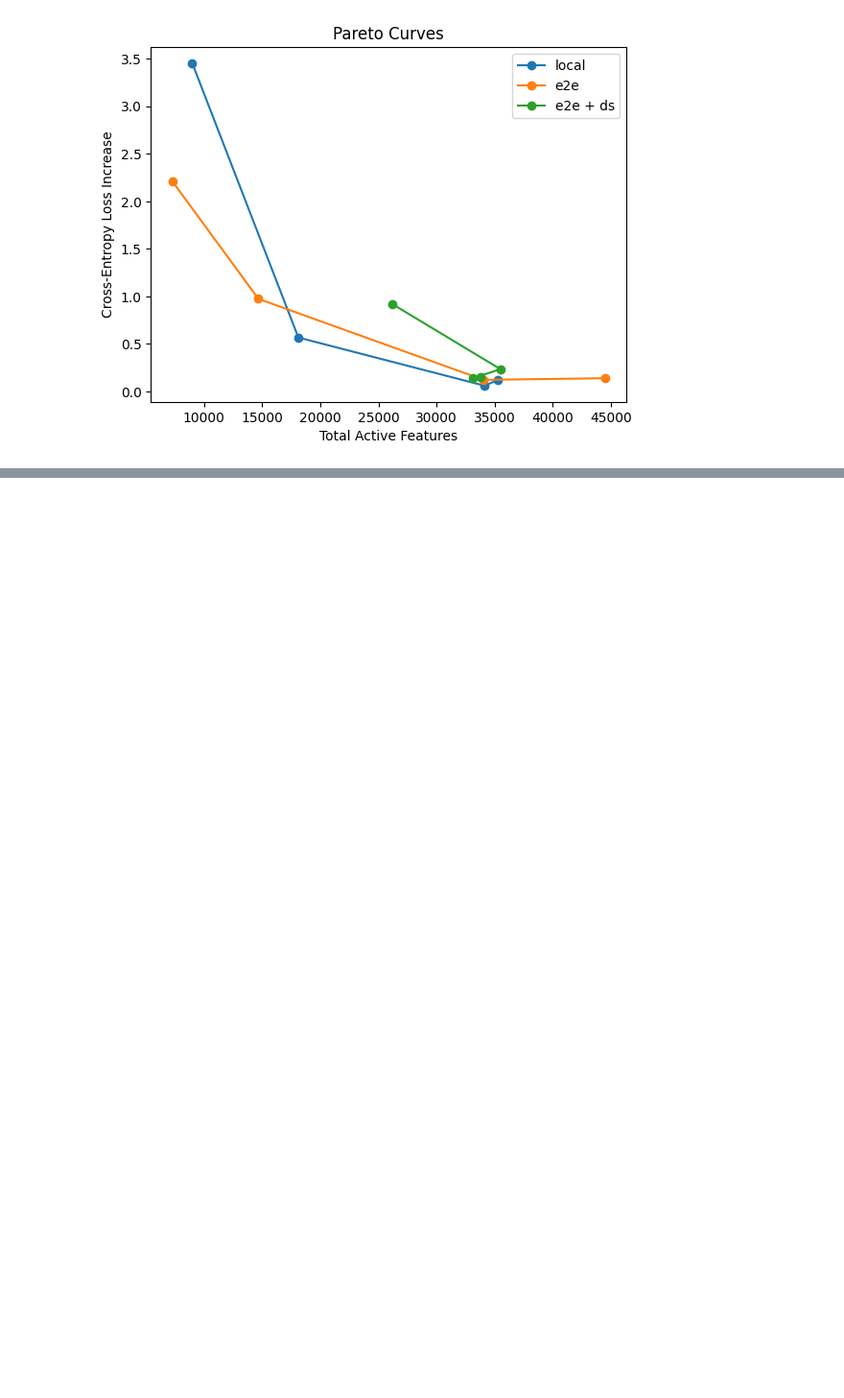
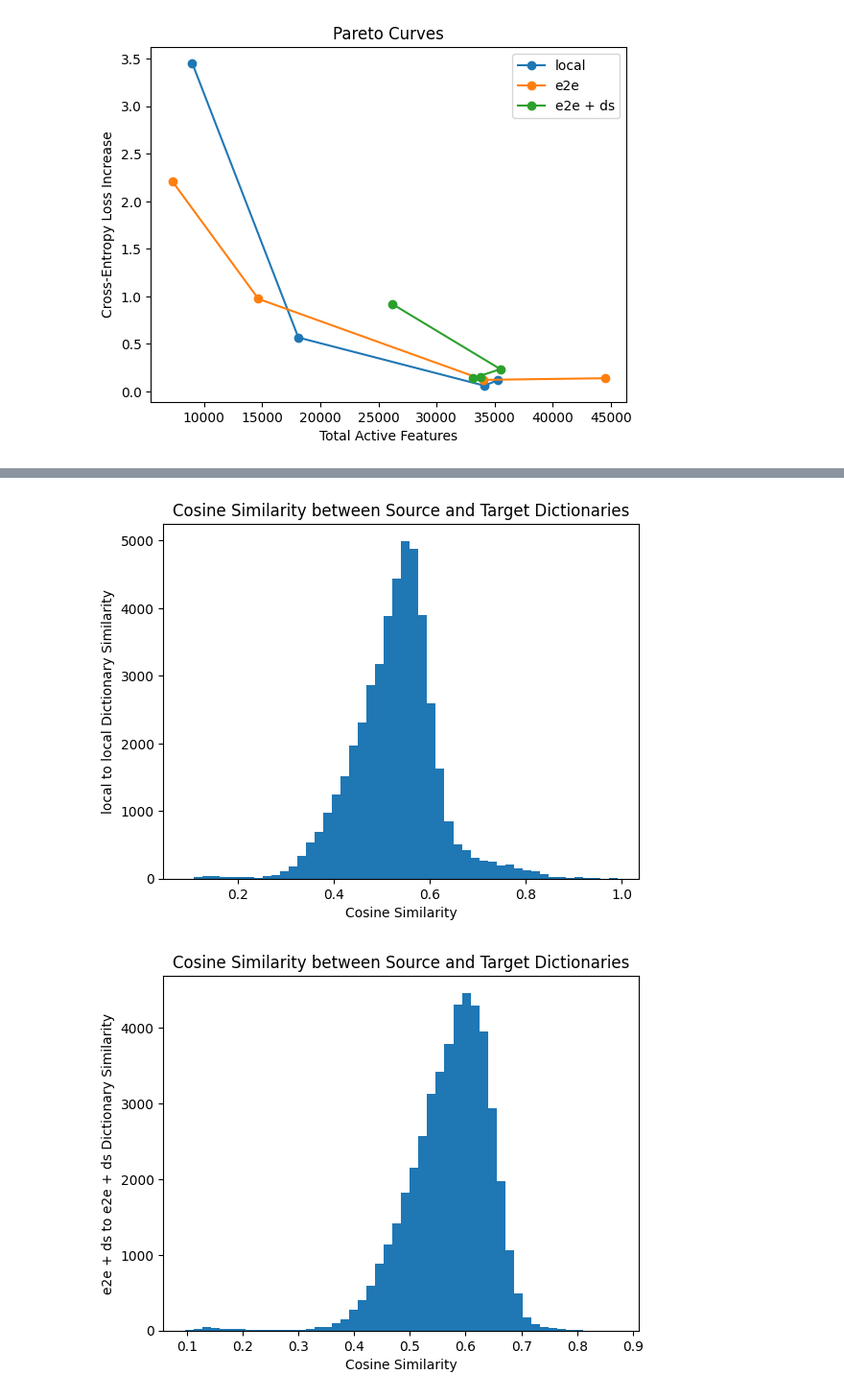
Before and after one commit to truth771/e2e-sae, a Jupyter notebook: main.ipynb, the cells around one changed output, grey strips where cells are left out. Shown at 96% size. Cells and saved outputs as stored; diff of their text form; code cells hidden in the pictures; blank space fills up the shorter version.

```diff
--- a/main.ipynb
+++ b/main.ipynb
@@ -85,0 +86,7 @@ plot_cosine_similarity("e2e", "e2e + ds", model_e2e.transformer.sae.encoder.weig
+# %%
+plot_self_similarity("local", model_local.transformer.sae.encoder.weight.data)
+plot_self_similarity("e2e + ds", model_ds.transformer.sae.encoder.weight.data)
+plot_self_similarity("e2e", model_e2e.transformer.sae.encoder.weight.data)
+# %% [output]
+[figure, added]
+[figure, added]
```
Also changed, not shown: parts of 15 cells of this notebook.
